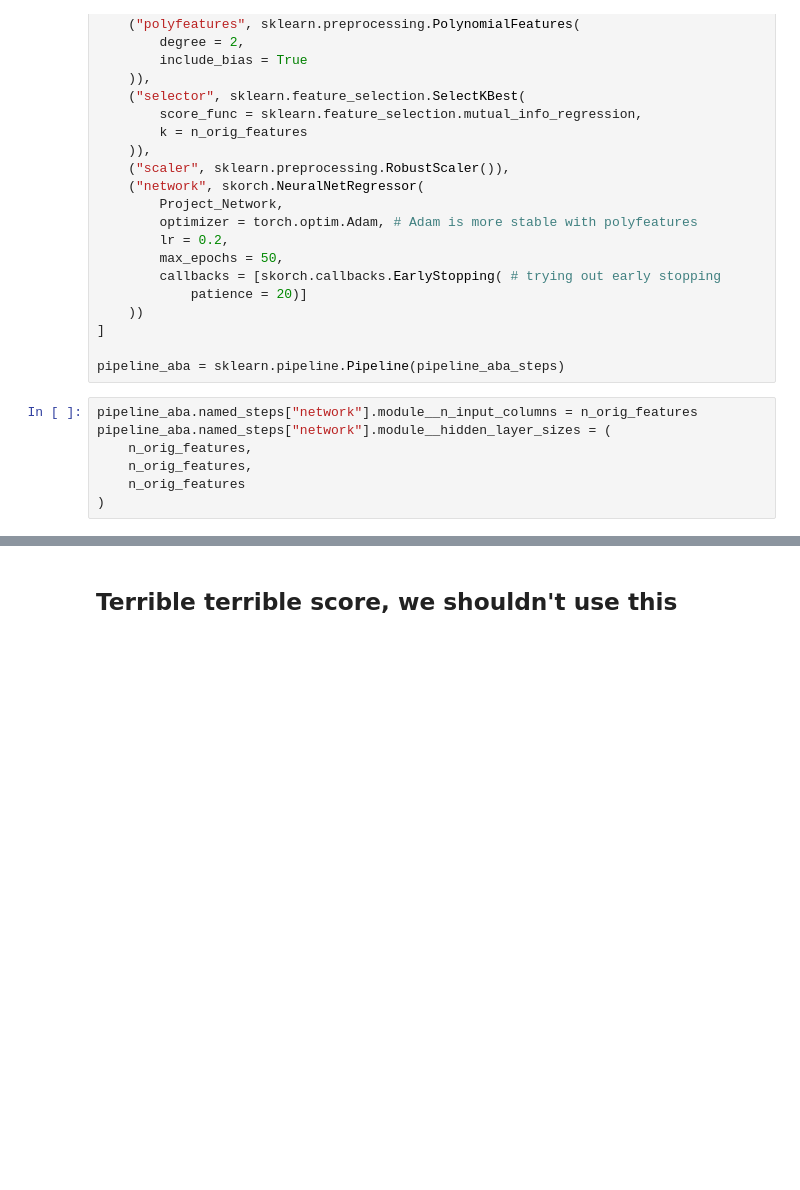
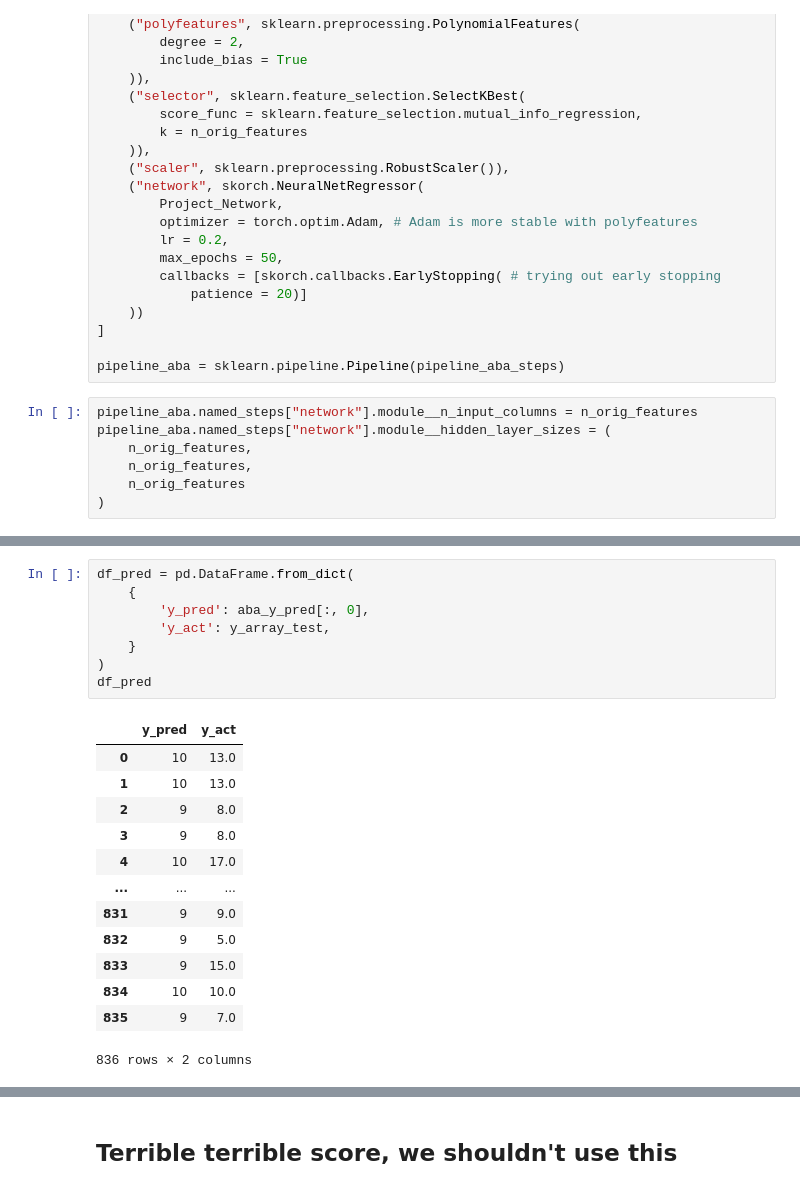
Before and after one commit to danieldlrio/Final-Project-EE5830, a Jupyter notebook: Final_DanielDelRio.ipynb, the cells around one changed output, grey strips where cells are left out. Saved outputs shown, nothing was run; the diff lists cells and outputs as text; blank space fills up the shorter version.

```diff
--- a/Final_DanielDelRio.ipynb
+++ b/Final_DanielDelRio.ipynb
@@ -183,0 +258,22 @@ pipeline_aba.score(X_test, y_test)
+# %%
+df_pred = pd.DataFrame.from_dict(
+    {
+        'y_pred': aba_y_pred[:, 0],
+        'y_act': y_array_test,
+    }
+)
+df_pred
+# %% [output]
+|  | y_pred | y_act |
+| 0 | 10 | 13.0 |
+| 1 | 10 | 13.0 |
+| 2 | 9 | 8.0 |
+| 3 | 9 | 8.0 |
+| 4 | 10 | 17.0 |
+| ... | ... | ... |
+| 831 | 9 | 9.0 |
+| 832 | 9 | 5.0 |
+| 833 | 9 | 15.0 |
+| 834 | 10 | 10.0 |
+| 835 | 9 | 7.0 |
+836 rows × 2 columns
```
Also changed, not shown: parts of 14 cells of this notebook.
